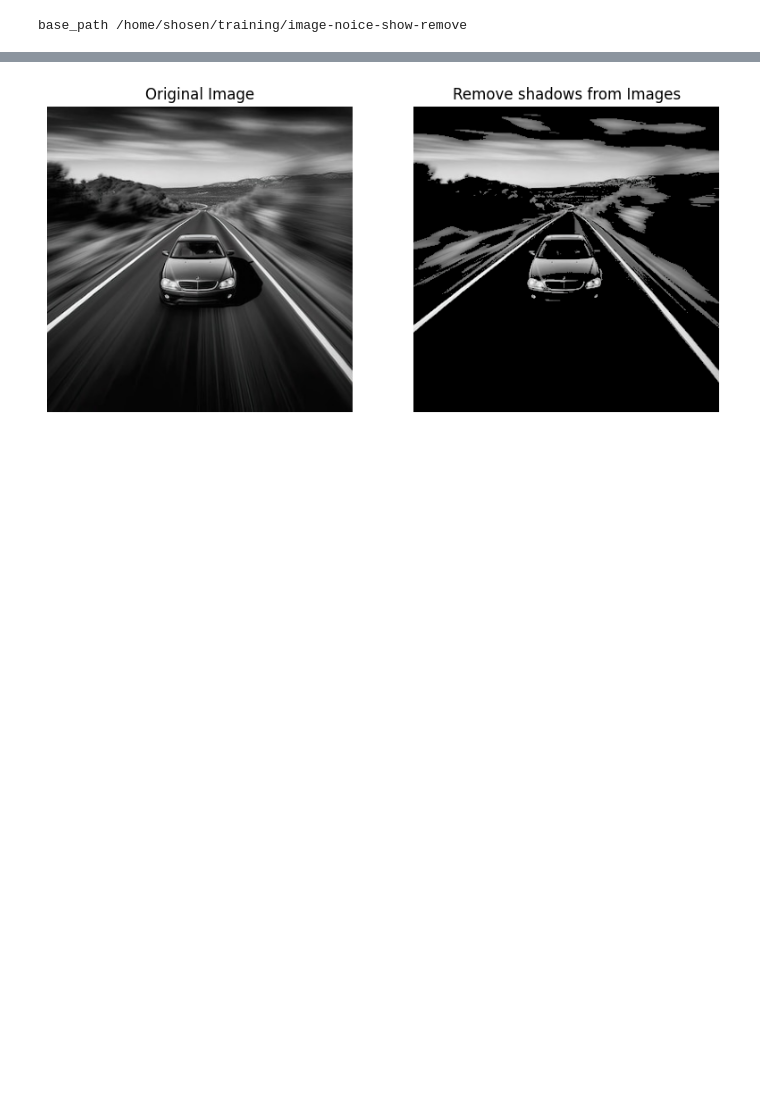
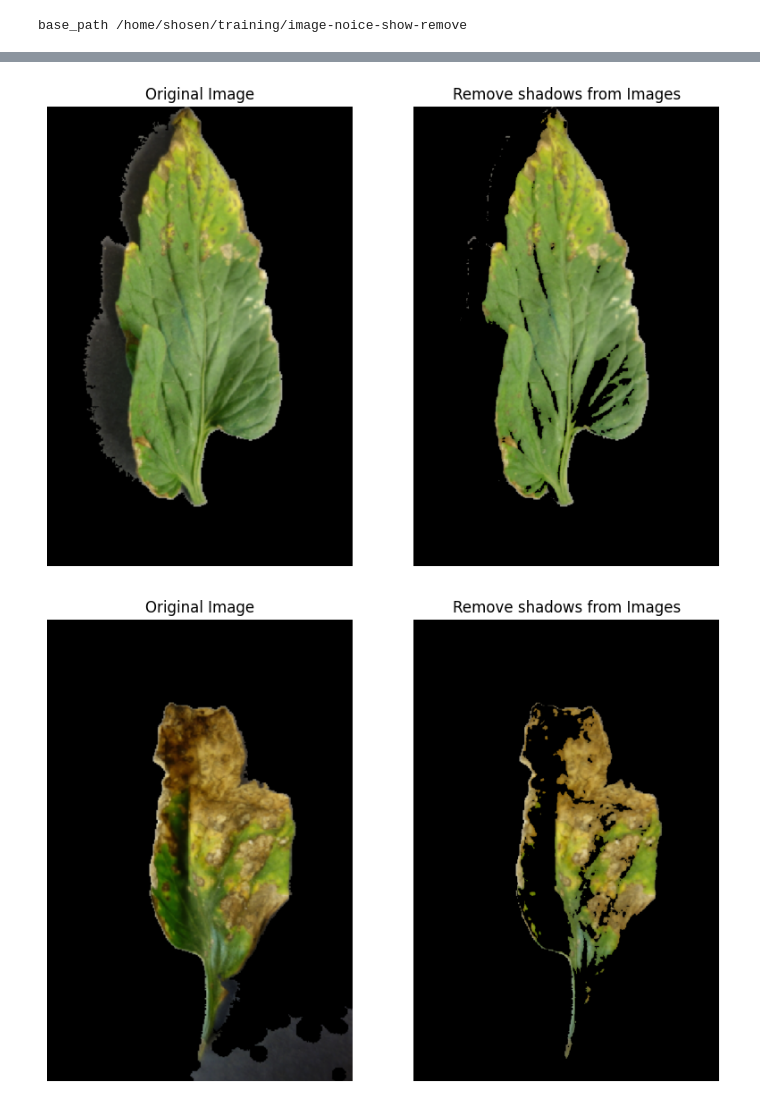
Before and after one commit to cseshahriar/image-noice-shadow-remove, a Jupyter notebook: noice-remove.ipynb, the cells around one changed output, grey strips where cells are left out. Saved outputs shown, nothing was run; the diff lists cells and outputs as text; code cells hidden in the pictures; blank space fills up the shorter version.

```diff
--- a/noice-remove.ipynb
+++ b/noice-remove.ipynb
@@ -10,10 +10,11 @@ print('base_path', base_path)
 # Load the images
 img1 = cv2.imread(f'{base_path}/images/img1.png')
 img2 = cv2.imread(f'{base_path}/images/img2.png')
-img3 = cv2.imread(f'{base_path}/images/img3.jpg')
-img4 = cv2.imread(f'{base_path}/images/img4.jpg')
-img5 = cv2.imread(f'{base_path}/images/img5.jpg')
-image_list = [img1, img2, img3]
+img3 = cv2.imread(f'{base_path}/images/img3.png')
+img4 = cv2.imread(f'{base_path}/images/img4.png')
+
+noice_image_list = [img1, img2]
+shadow_image_list = [img3, img4]
 # %% [output]
 base_path /home/shosen/training/image-noice-show-remove
 # %%
@@ -115,21 +56,25 @@ plt.show()
 # %%
-# Step 1: Display the results
-plt.figure(figsize=(15, 10))
+for image in shadow_image_list:
+    # Step 1: Display the results
+    plt.figure(figsize=(15, 10))
 
-# Display the original image
-plt.subplot(1, 3, 1)
-img_rgb = cv2.cvtColor(img4, cv2.COLOR_BGR2RGB)
-plt.imshow(img_rgb)
-plt.title('Original Image')
-plt.axis('off')
+    # Display the original image
+    plt.subplot(1, 3, 1)
+    img_rgb = cv2.cvtColor(image, cv2.COLOR_BGR2RGB)
+    plt.imshow(img_rgb)
+    plt.title('Original Image')
+    plt.axis('off')
 
-# Display the denoised image
-plt.subplot(1, 3, 2)
-denoised_rgb = cv2.cvtColor(remove_noise(img4), cv2.COLOR_BGR2RGB)
-shadow_rgb = cv2.cvtColor(remove_shadows(img4), cv2.COLOR_BGR2RGB)
-plt.imshow(shadow_rgb)
-plt.title('Remove shadows from Images')
-plt.axis('off')
-plt.show()
+    # Display the denoised image
+    plt.subplot(1, 3, 2)
+    denoised_rgb = cv2.cvtColor(remove_noise(image), cv2.COLOR_BGR2RGB)
+    shadow_rgb = cv2.cvtColor(remove_shadows(image), cv2.COLOR_BGR2RGB)
+    plt.imshow(shadow_rgb)
+    plt.title('Remove shadows from Images')
+    plt.axis('off')
+    plt.show()
+
+# Name: Md. Shahrair Hose ID: 2116CSE50201
 # %% [output]
-[figure, old version]
+[figure, new version]
+[figure, added]
```
Also changed, not shown: parts of 2 cells of this notebook, 7 other files.
